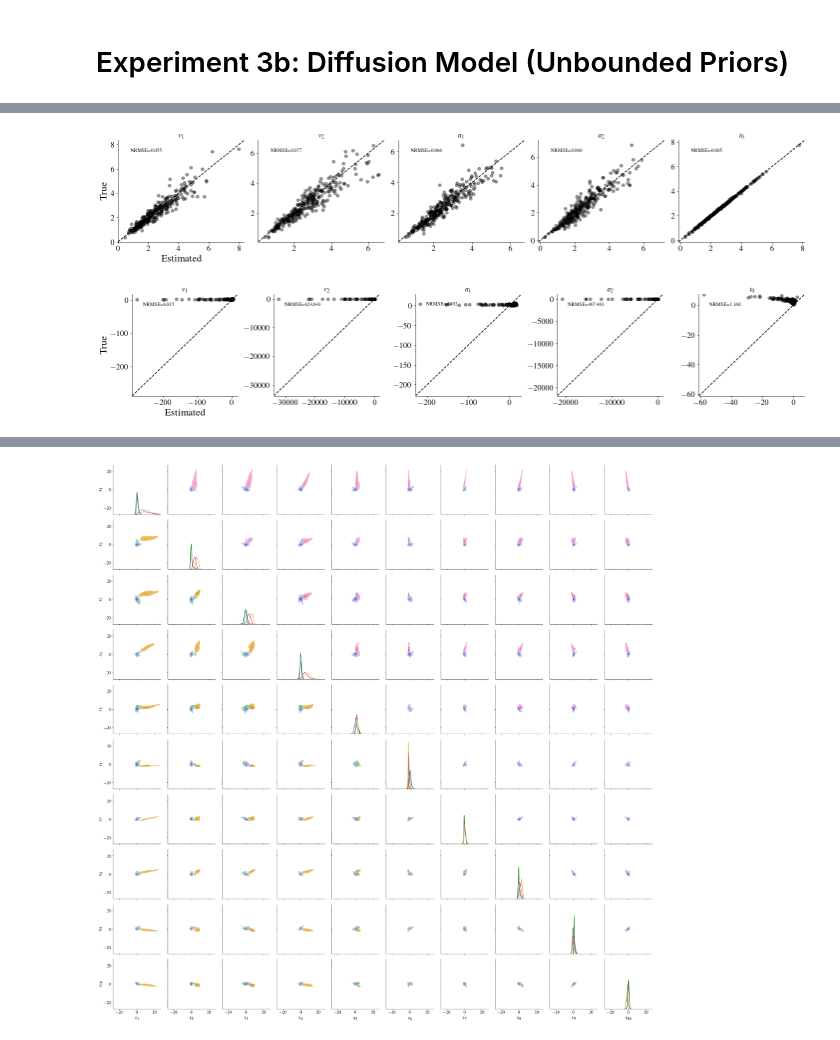
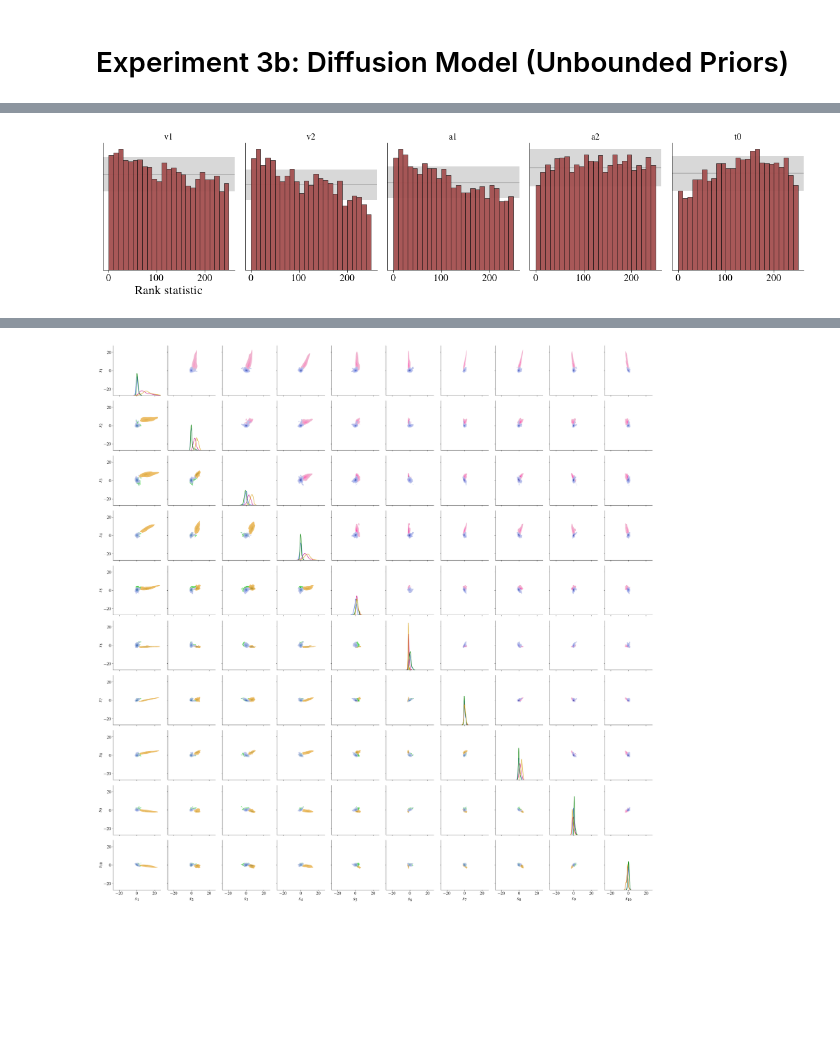
Before and after one commit to marvinschmitt/ModelMisspecificationBF, a Jupyter notebook: abf_ddm_unbounded_bf.ipynb, the cells around one changed output, grey strips where cells are left out. Saved outputs shown, nothing was run; the diff lists cells and outputs as text; code cells hidden in the pictures; blank space fills up the shorter version.

```diff
--- a/abf_ddm_unbounded_bf.ipynb
+++ b/abf_ddm_unbounded_bf.ipynb
@@ -205,3 +208,12 @@ true_vs_estimated(p, param_means, ['v1', 'v2', 'a1', 'a2', 't0'], figsize=(20,4)
+# %%
+p_sbc, x_sbc = trainer._forward_inference(5000, 100)
+# %%
+param_samples_sbc = tf.concat([amortizer.sample(x_, n_samples=250)
+                               for x_ in tf.split(x_sbc, 20, axis=0)], axis=1)
+# %%
+f = plot_sbc(param_samples_sbc, p_sbc, ['v1', 'v2', 'a1', 'a2', 't0'], figsize=(16, 4), show=False)
+# %% [output]
+[figure, added]
 # %%
 def contamination_dist_fast_guesses(percentiles, n):
     return np.random.uniform(0.0, percentiles[10], n)
@@ -255,26 +266,3 @@ def contaminate_dm_data(x, contamination_dist, c=0.1):
         x_copy[bi, :(n_obs//2), 0] = split_posneg_contaminate(x_copy[bi, :(n_obs//2), 0], contamination_dist, c=c)
         x_copy[bi, (n_obs//2):, 0] = split_posneg_contaminate(x_copy[bi, (n_obs//2):, 0], contamination_dist, c=c)
     return x_copy
-# %%
-# Baseline
-theta, x = trainer._forward_inference(300, 100)
-
-param_samples = trainer.network.sample(x, n_samples=2000)
-param_means = param_samples.mean(axis=0)
-
-true_vs_estimated(theta, param_means, [r'$v_1$', r'$v_2$', r'$a_1$', r'$a_2$', r'$t_0$'], figsize=(20,4),
-                 filename=f'plots/abf_ddm_true_est_baseline.{FILEFORMAT}')
-# %% [output]
-[figure, removed]
-# %%
-# Fast guesses
-theta, x = trainer._forward_inference(300, 100)
-x_o = contaminate_dm_data(x, contamination_dist=contamination_dist_fast_guesses, c=0.1)
-
-param_samples = trainer.network.sample(x_o, n_samples=2000)
-param_means = param_samples.mean(axis=0)
-
-true_vs_estimated(theta, param_means, [r'$v_1$', r'$v_2$', r'$a_1$', r'$a_2$', r'$t_0$'], figsize=(20,4),
-                 filename=f'plots/abf_ddm_true_est_fast.{FILEFORMAT}')
-# %% [output]
-[figure, removed]
```
Also changed, not shown: parts of 24 cells of this notebook, 5 other files.
